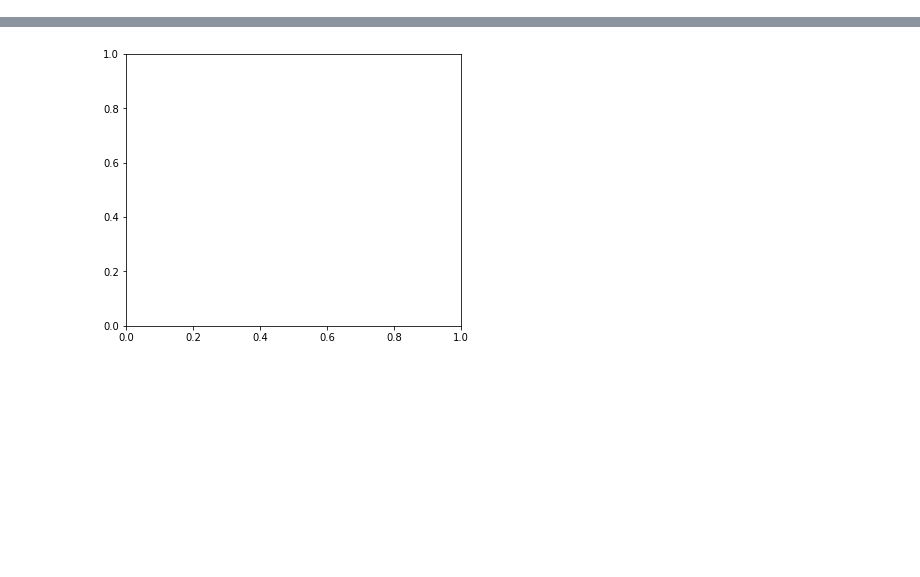
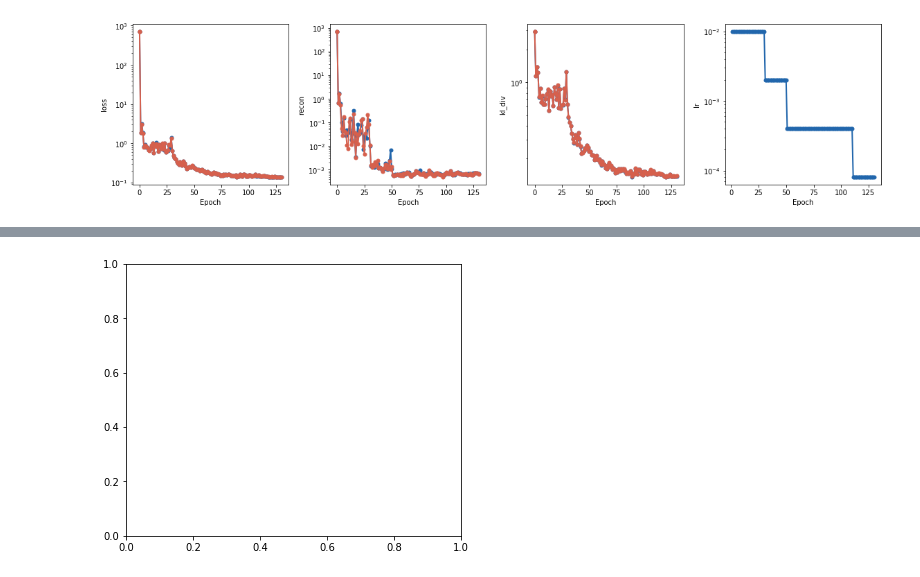
Before and after one commit to charlesmurphy1/dynalearn, a Jupyter notebook: notebooks/cvae_SIS_naivemethod.ipynb, the cells around one changed output, grey strips where cells are left out. Saved outputs shown, nothing was run; the diff lists cells and outputs as text; code cells hidden in the pictures; blank space fills up the shorter version.

```diff
--- a/notebooks/cvae_SIS_naivemethod.ipynb
+++ b/notebooks/cvae_SIS_naivemethod.ipynb
@@ -87,3 +88,17 @@ New best Epoch: 8 - Time: 3.27 - lr: 0.01
+# %%
+fig, ax = plt.subplots(1, 4,figsize=(16, 4))
+_ax = {}
+metrics = ['loss', 'recon', 'kl_div', 'lr']
+for i, m in enumerate(metrics):
+#     ax[i].set_xscale('log')
+    ax[i].set_yscale('log')
+    _ax[m] = ax[i]
+
+model.history.plot(training_metrics = ['loss', 'recon', 'kl_div'], model_metrics=['lr'],ax=(fig,_ax))
+plt.tight_layout()
+plt.show()
+# %% [output]
+[figure, added]
 # %%
 def test_model(learned_model, dataset):
     init_states = dataset[0][1]
```
Also changed, not shown: parts of 20 cells of this notebook, 16 other files.
